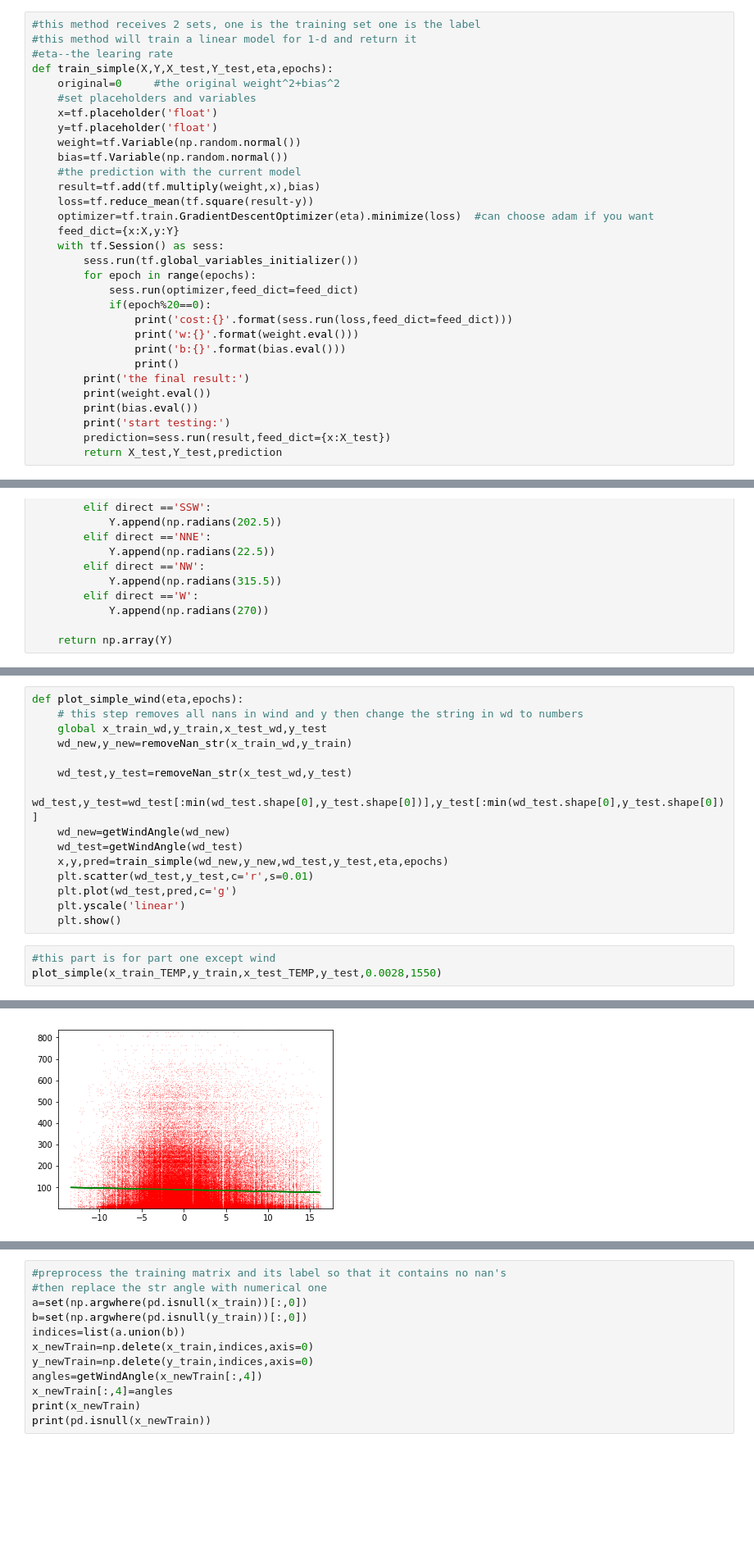
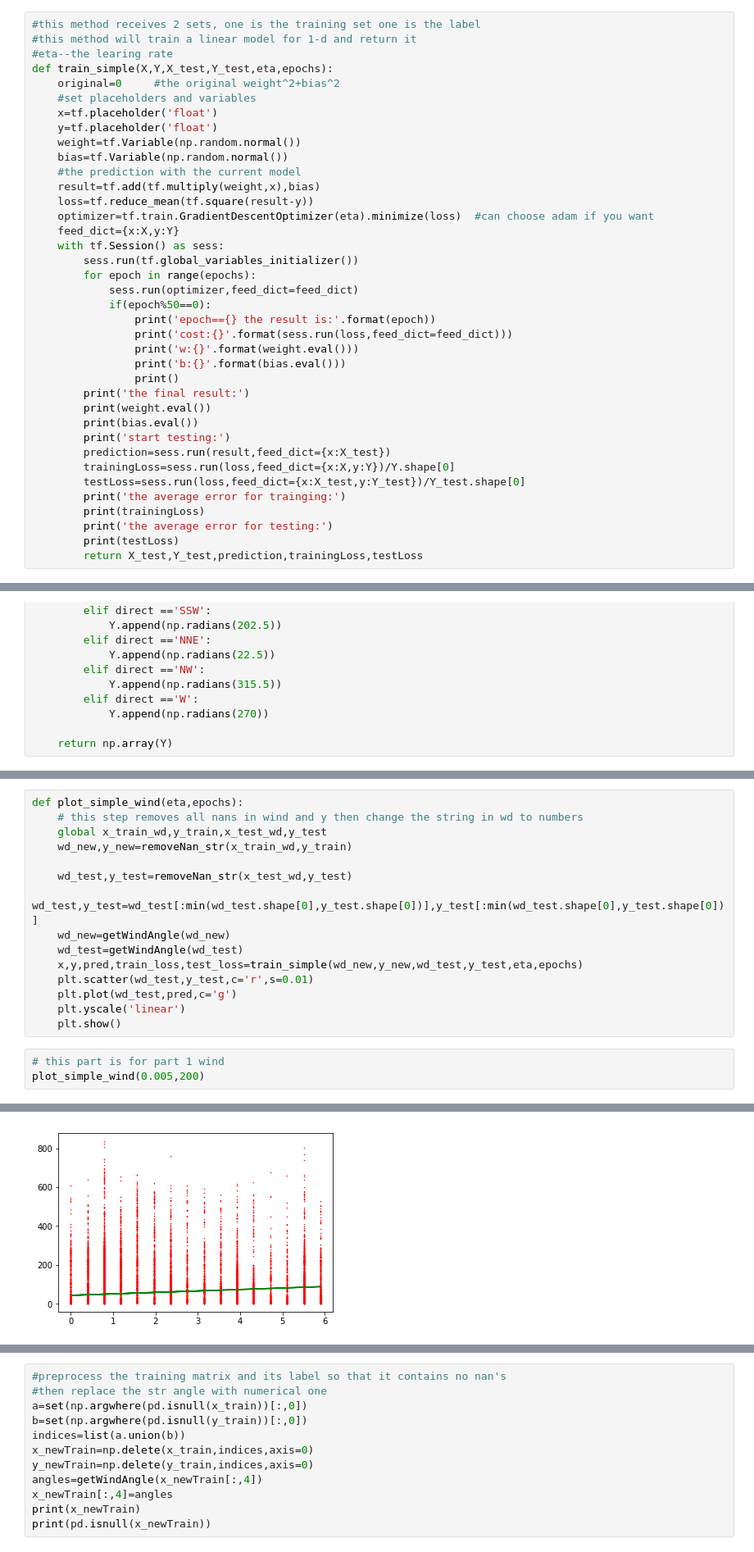
Before and after one commit to JudahZammit/Comp4190A2, a Jupyter notebook: A2_linearRegression.ipynb, the cells around one changed output, grey strips where cells are left out. Shown at 82% size. Saved outputs shown, nothing was run; the diff lists cells and outputs as text; blank space fills up the shorter version.

Commit message:
finish the 1-d regression and add some plots

```diff
--- a/A2_linearRegression.ipynb
+++ b/A2_linearRegression.ipynb
@@ -81,7 +81,8 @@ def train_simple(X,Y,X_test,Y_test,eta,epochs):
         sess.run(tf.global_variables_initializer())
         for epoch in range(epochs):
             sess.run(optimizer,feed_dict=feed_dict)
-            if(epoch%20==0):
+            if(epoch%50==0):
+                print('epoch=={} the result is:'.format(epoch))
                 print('cost:{}'.format(sess.run(loss,feed_dict=feed_dict)))
                 print('w:{}'.format(weight.eval()))
                 print('b:{}'.format(bias.eval()))
@@ -91,7 +92,13 @@ def train_simple(X,Y,X_test,Y_test,eta,epochs):
         print(bias.eval())
         print('start testing:')
         prediction=sess.run(result,feed_dict={x:X_test})
-        return X_test,Y_test,prediction
+        trainingLoss=sess.run(loss,feed_dict={x:X,y:Y})/Y.shape[0]
+        testLoss=sess.run(loss,feed_dict={x:X_test,y:Y_test})/Y_test.shape[0]
+        print('the average error for trainging:')
+        print(trainingLoss)
+        print('the average error for testing:')
+        print(testLoss)
+        return X_test,Y_test,prediction,trainingLoss,testLoss
 # %%
 def plot_simple(X,Y,X_test,Y_test,eta,epochs):
     x1,y1=removeNan(X,Y)
@@ -177,12 +184,12 @@ def plot_simple_wind(eta,epochs):
     wd_test,y_test=wd_test[:min(wd_test.shape[0],y_test.shape[0])],y_test[:min(wd_test.shape[0],y_test.shape[0])]
     wd_new=getWindAngle(wd_new)
     wd_test=getWindAngle(wd_test)
-    x,y,pred=train_simple(wd_new,y_new,wd_test,y_test,eta,epochs)
+    x,y,pred,train_loss,test_loss=train_simple(wd_new,y_new,wd_test,y_test,eta,epochs)
     plt.scatter(wd_test,y_test,c='r',s=0.01)
     plt.plot(wd_test,pred,c='g')
     plt.yscale('linear')
     plt.show()
 # %%
-#this part is for part one except wind
-plot_simple(x_train_TEMP,y_train,x_test_TEMP,y_test,0.0028,1550)
+# this part is for part 1 wind
+plot_simple_wind(0.005,200)
 # %% [output]
@@ -205,2 +212,2 @@ the final result:
 start testing:
-[figure, old version]
+[figure, new version]
```
Also changed, not shown: parts of 13 cells of this notebook.
